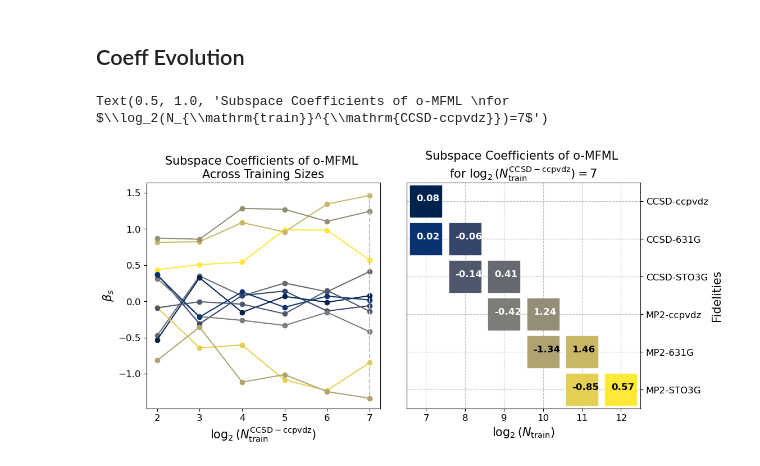
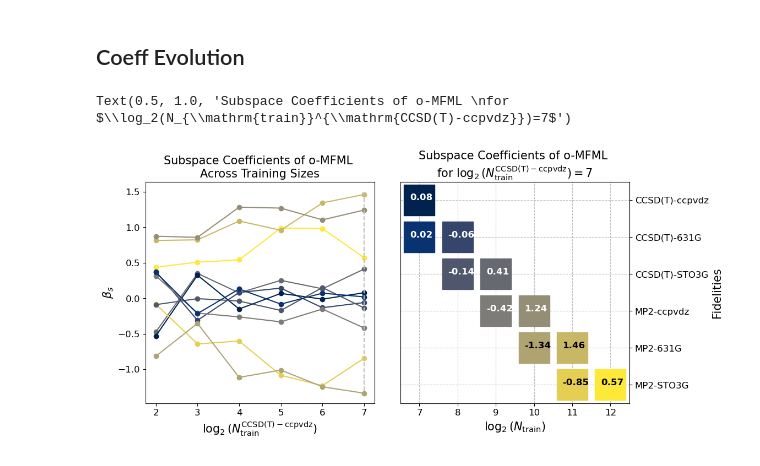
Before and after one commit to SM4DA/o-MFML_for_QC, a Jupyter notebook: QM7b/QM7bPlots.ipynb, the cells around one changed output. Drawn from its saved outputs; the diff is of its cells as text; code cells hidden in the pictures.

```diff
--- a/QM7b/QM7bPlots.ipynb
+++ b/QM7b/QM7bPlots.ipynb
@@ -229,7 +229,7 @@ def coeff_plotter(coeff_data,labels,uppertextcol=None, lowertextcol=None, ax=Non
 # %%
 fig,ax = plt.subplots(2,3,figsize=(15,10),sharex=True,sharey=True)
 labels = np.asarray(['MP2-STO3G','MP2-631G','MP2-ccpvdz',
-                     'CCSD-STO3G','CCSD-631G','CCSD-ccpvdz'])
+                     'CCSD(T)-STO3G','CCSD(T)-631G','CCSD(T)-ccpvdz'])
 temp_ = np.zeros((5),dtype=object)
 for i in range(5):
     temp_[i] = np.load(f'Data/outputs/coeffOLS_{str(i)}.npy')[-1]
@@ -336,7 +336,7 @@ def elab_coeff(ax=None):
     aa = np.arange(1,8)
     for i in range(11):
         ax.plot(aa[1:],OLScoef[1:,i],label='s='+str(i+1),marker='o',color=colors[col_arr[i]])
-    ax.set_xlabel('$\log_2(N_{\mathrm{train}}^{\mathrm{CCSD-ccpvdz}})$',fontsize=15)
+    ax.set_xlabel('$\log_2(N_{\mathrm{train}}^{\mathrm{CCSD(T)-ccpvdz}})$',fontsize=15)
     ax.set_ylabel(r'$\beta_{s}$',fontsize=15)
     #ax.plot([1.8,7.2],[0.3,0.3],color='silver',linestyle='--')
     #ax.plot([1.8,7.2],[-0.3,-0.3],color='silver',linestyle='--')
@@ -348,7 +348,7 @@ def coeff_subspace(ax = None):
     m=40
     plt.tight_layout()
     labels = np.asarray(['MP2-STO3G','MP2-631G','MP2-ccpvdz',
-                         'CCSD-STO3G','CCSD-631G','CCSD-ccpvdz'])
+                         'CCSD(T)-STO3G','CCSD(T)-631G','CCSD(T)-ccpvdz'])
     import matplotlib.pylab as pyl
     colors = pyl.cm.cividis(np.linspace(0,1,11))
     #colors = np.asarray(['tab:blue','tab:orange','tab:green',
@@ -391,12 +391,12 @@ OLScoef = np.load('Data/outputs/coeffOLS_0.npy')
 # %%
 fig,ax = plt.subplots(1,2,figsize=(10,5))
 plt.tight_layout(w_pad=4)
 #default_coeffs(ax=ax[0])
 elab_coeff(ax=ax[0])
 coeff_subspace(ax=ax[1])
 #ax[0].set_title('Subspace Coefficients\nFor MFML',fontsize=15)
 ax[0].set_title('Subspace Coefficients of o-MFML \nAcross Training Sizes',fontsize=15)
-ax[1].set_title('Subspace Coefficients of o-MFML \nfor $\log_2(N_{\mathrm{train}}^{\mathrm{CCSD-ccpvdz}})=7$',fontsize=15)
+ax[1].set_title('Subspace Coefficients of o-MFML \nfor $\log_2(N_{\mathrm{train}}^{\mathrm{CCSD(T)-ccpvdz}})=7$',fontsize=15)
 # %% [output]
-Text(0.5, 1.0, 'Subspace Coefficients of o-MFML \nfor $\\log_2(N_{\\mathrm{train}}^{\\mathrm{CCSD-ccpvdz}})=7$')
+Text(0.5, 1.0, 'Subspace Coefficients of o-MFML \nfor $\\log_2(N_{\\mathrm{train}}^{\\mathrm{CCSD(T)-ccpvdz}})=7$')
-[figure, old version]
+[figure, new version]
```
Also changed, not shown: parts of 4 cells of this notebook.
